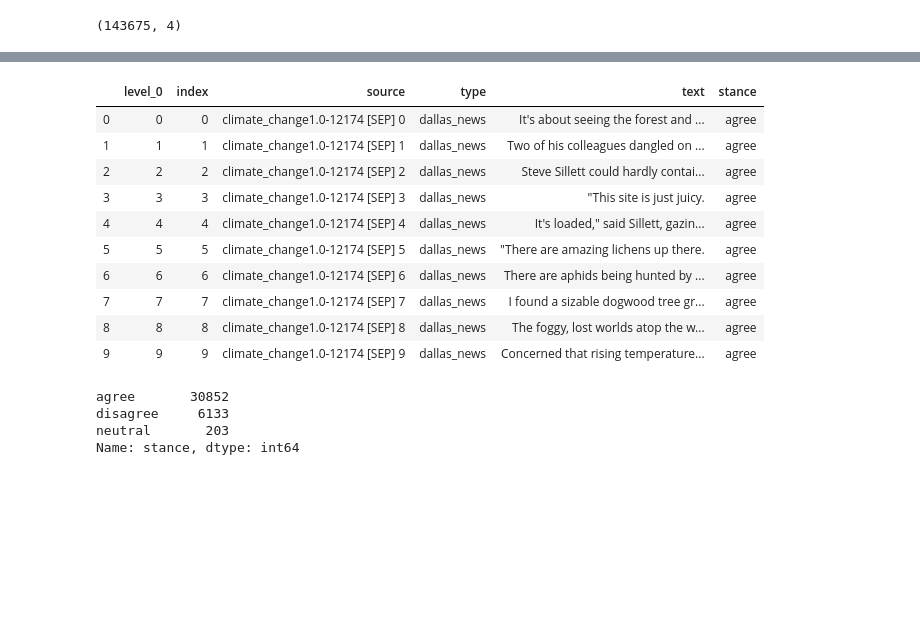
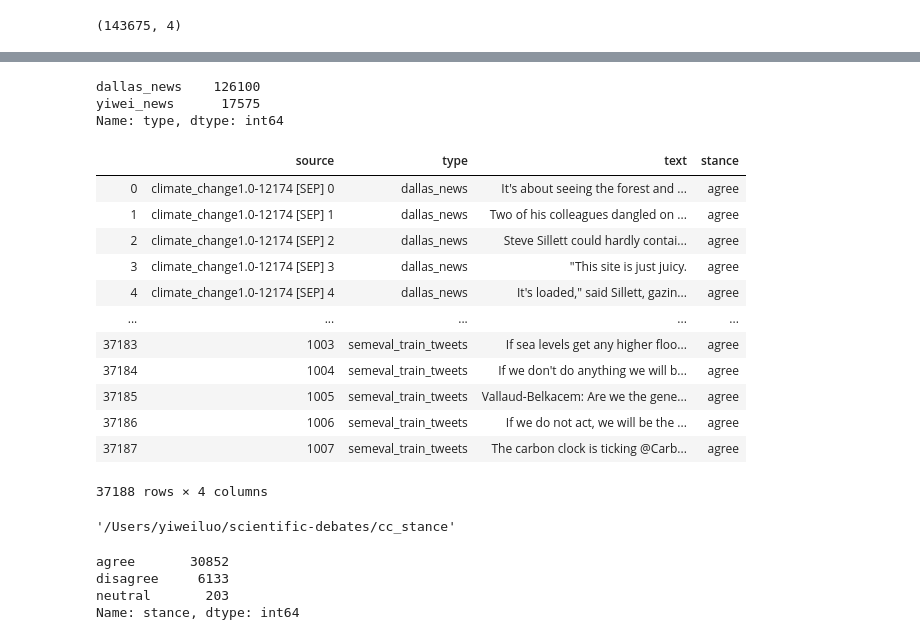
Before and after one commit to yiweiluo/GWStance, a Jupyter notebook: cc_stance/Data_creation.ipynb, the cells around one changed output, grey strips where cells are left out. Cells and saved outputs as stored; diff of their text form; code cells hidden in the pictures; blank space fills up the shorter version.

Commit message:
add transfer learning classification notebooks, data reorg

```diff
--- a/cc_stance/Data_creation.ipynb
+++ b/cc_stance/Data_creation.ipynb
@@ -393,6 +393,8 @@ labeled_data_df = labeled_data_df.dropna()
 labeled_data_df['text'] = labeled_data_df['text'].apply(clean)
 labeled_data_df.drop_duplicates(subset= 'text',inplace=True)
 labeled_data_df = labeled_data_df.reset_index()
+# %%
+labeled_data_df = labeled_data_df.drop(['level_0','index'],axis=1)
 # %%
 unlabeled_data_df.shape
 # %% [output]
@@ -406,14 +422,22 @@ labeled_data_df.shape
+# %%
+unlabeled_data_df['type'].value_counts()
+# %% [output]
+dallas_news    126100
+yiwei_news      17575
+Name: type, dtype: int64
 # %%
-labeled_data_df.head(10)
+labeled_data_df
 # %% [output]
-|  | level_0 | index | source | type | text | stance |
-| 0 | 0 | 0 | climate_change1.0-12174 [SEP] 0 | dallas_news | It's about seeing the forest and ... | agree |
-| 1 | 1 | 1 | climate_change1.0-12174 [SEP] 1 | dallas_news | Two of his colleagues dangled on ... | agree |
-| 2 | 2 | 2 | climate_change1.0-12174 [SEP] 2 | dallas_news | Steve Sillett could hardly contai... | agree |
-| 3 | 3 | 3 | climate_change1.0-12174 [SEP] 3 | dallas_news | "This site is just juicy. | agree |
-| 4 | 4 | 4 | climate_change1.0-12174 [SEP] 4 | dallas_news | It's loaded," said Sillett, gazin... | agree |
-| 5 | 5 | 5 | climate_change1.0-12174 [SEP] 5 | dallas_news | "There are amazing lichens up there. | agree |
-| 6 | 6 | 6 | climate_change1.0-12174 [SEP] 6 | dallas_news | There are aphids being hunted by ... | agree |
-| 7 | 7 | 7 | climate_change1.0-12174 [SEP] 7 | dallas_news | I found a sizable dogwood tree gr... | agree |
-| 8 | 8 | 8 | climate_change1.0-12174 [SEP] 8 | dallas_news | The foggy, lost worlds atop the w... | agree |
-| 9 | 9 | 9 | climate_change1.0-12174 [SEP] 9 | dallas_news | Concerned that rising temperature... | agree |
+|  | source | type | text | stance |
+| 0 | climate_change1.0-12174 [SEP] 0 | dallas_news | It's about seeing the forest and ... | agree |
+| 1 | climate_change1.0-12174 [SEP] 1 | dallas_news | Two of his colleagues dangled on ... | agree |
+| 2 | climate_change1.0-12174 [SEP] 2 | dallas_news | Steve Sillett could hardly contai... | agree |
+| 3 | climate_change1.0-12174 [SEP] 3 | dallas_news | "This site is just juicy. | agree |
+| 4 | climate_change1.0-12174 [SEP] 4 | dallas_news | It's loaded," said Sillett, gazin... | agree |
+| ... | ... | ... | ... | ... |
+| 37183 | 1003 | semeval_train_tweets | If sea levels get any higher floo... | agree |
+| 37184 | 1004 | semeval_train_tweets | If we don't do anything we will b... | agree |
+| 37185 | 1005 | semeval_train_tweets | Vallaud-Belkacem: Are we the gene... | agree |
+| 37186 | 1006 | semeval_train_tweets | If we do not act, we will be the ... | agree |
+| 37187 | 1007 | semeval_train_tweets | The carbon clock is ticking @Carb... | agree |
+37188 rows × 4 columns
@@ -420,3 +446,7 @@ labeled_data_df.head(10)
+# %%
+os.getcwd()
+# %% [output]
+'/Users/yiweiluo/scientific-debates/cc_stance'
 # %%
 labeled_data_df['stance'].value_counts()
 # %% [output]
```
Also changed, not shown: parts of 4 cells of this notebook, 18 other files.
